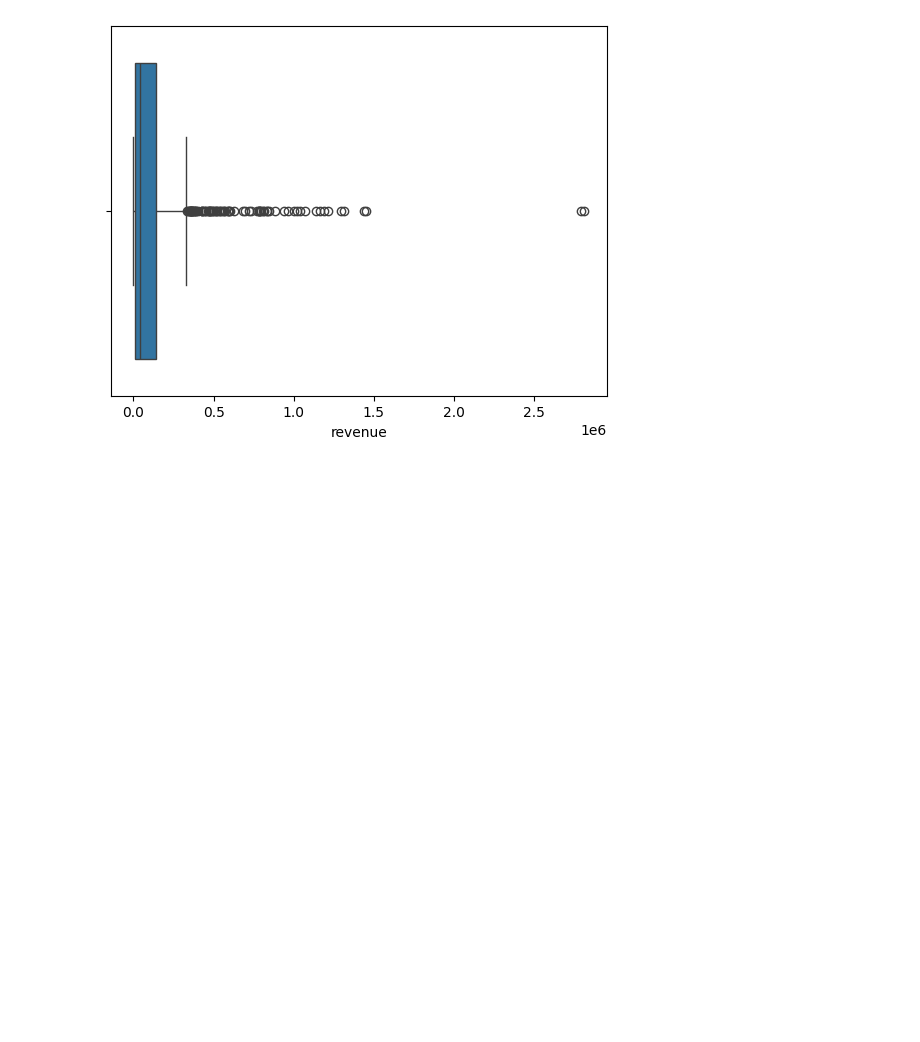
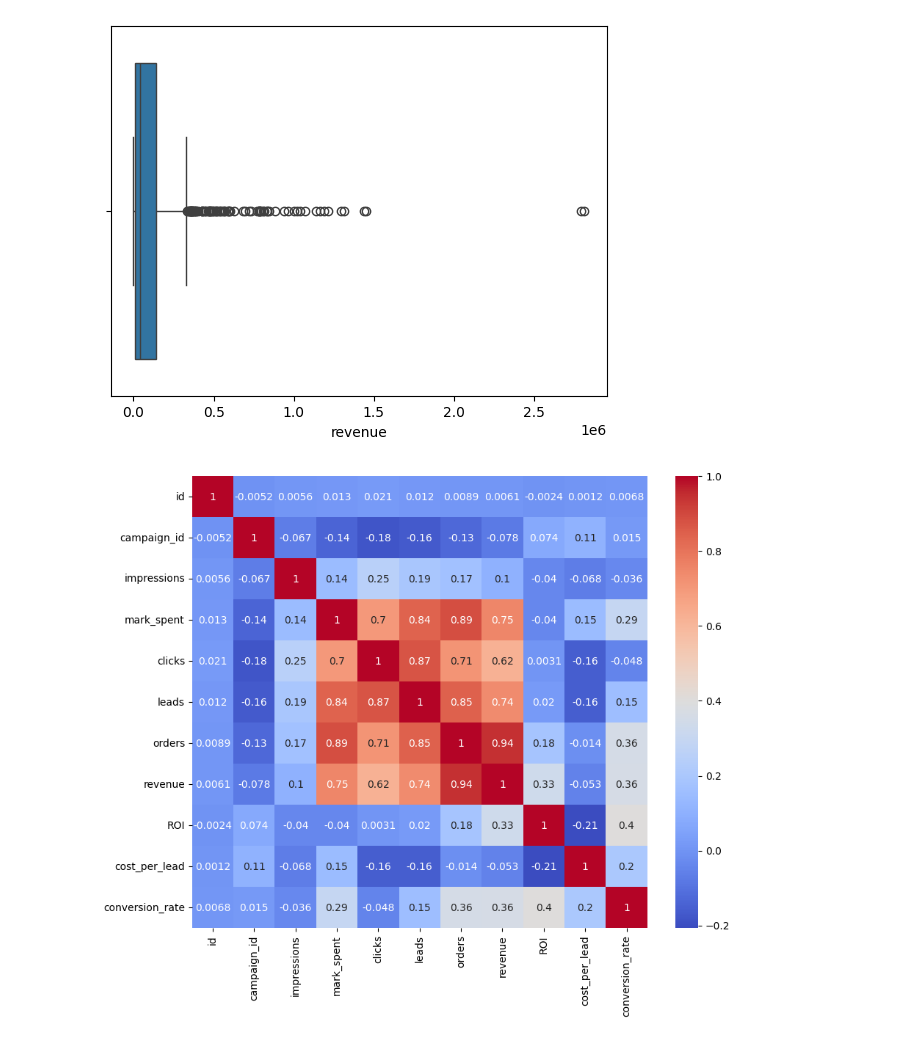
Before and after one commit to Mariejlo/Tableau_media_case_study, a Jupyter notebook: G_case_study_analysis.ipynb, the cells around one changed output. Saved outputs shown, nothing was run; the diff lists cells and outputs as text; code cells hidden in the pictures; blank space fills up the shorter version.

Commit message:
Added more EDA and feature engineering and  visualalisations

```diff
--- a/G_case_study_analysis.ipynb
+++ b/G_case_study_analysis.ipynb
@@ -245,3 +245,17 @@ plt.show()
 # %% [output]
 [figure]
 [figure]
+# %%
+#Filter numeric columns before calculating correlations matrix
+# Filter numeric columns from the data
+numeric_columns = data.select_dtypes(include=['float64', 'int64'])
+
+# Check for correlations (this will now only include numeric data)
+corr_matrix = numeric_columns.corr()
+
+# Plotting the correlation matrix
+plt.figure(figsize=(10, 8))
+sns.heatmap(corr_matrix, annot=True, cmap="coolwarm")
+plt.show()
+# %% [output]
+[figure, added]
```
Also changed, not shown: parts of 2 cells of this notebook.
